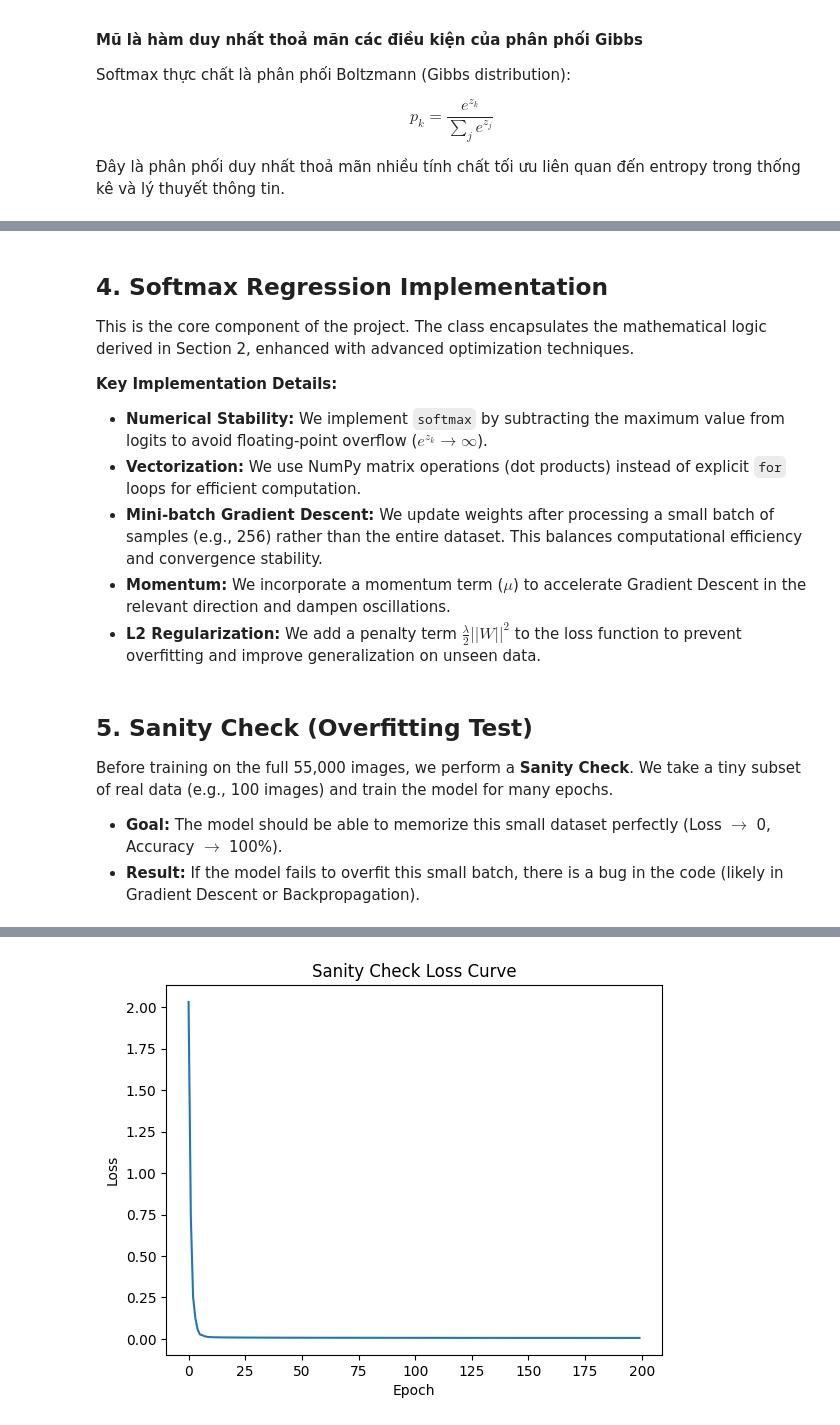
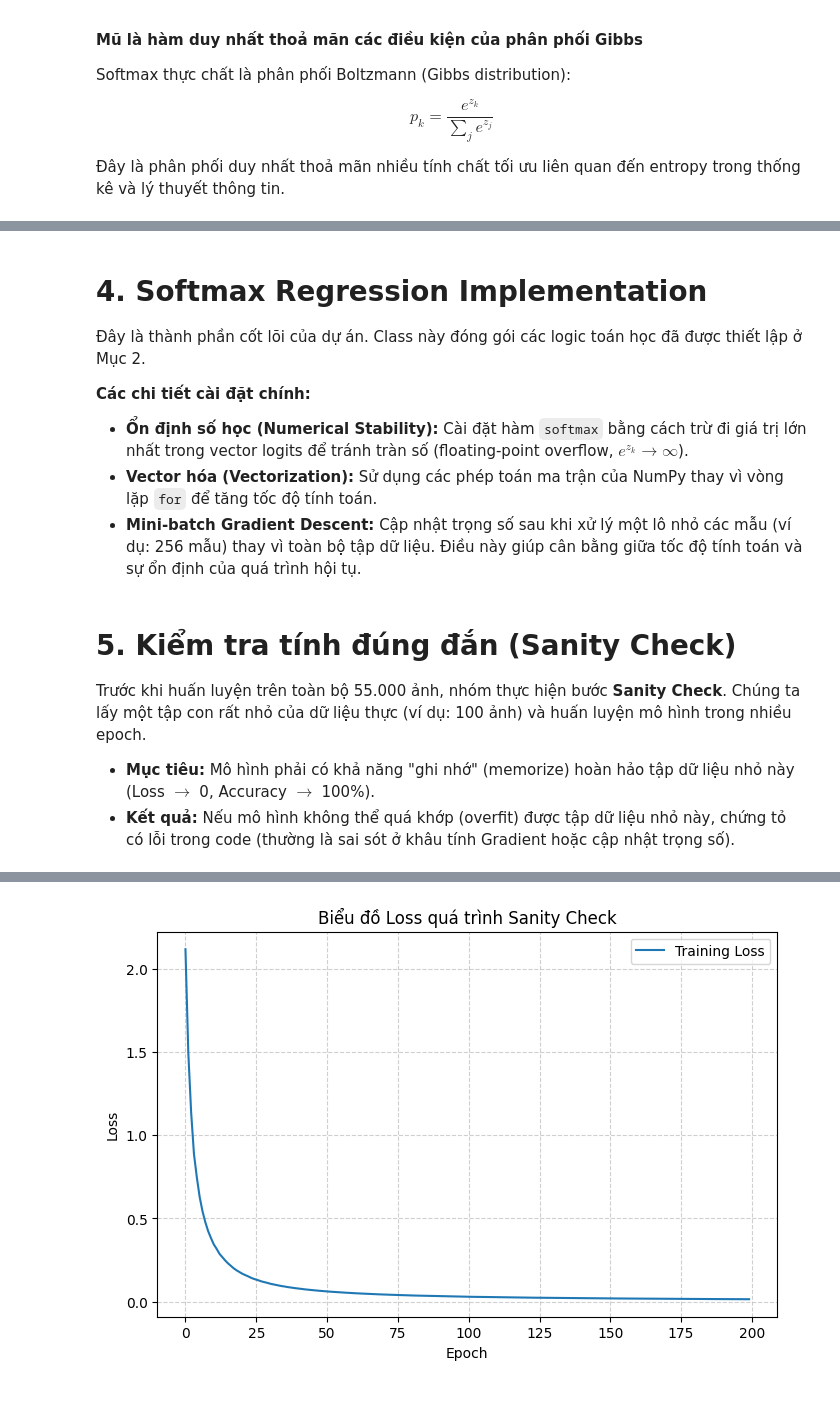
Before and after one commit to ndthanh308/IntroML_Lab2_SoftmaxRegression, a Jupyter notebook: notebooks/1_Implementation.ipynb, the cells around one changed output, grey strips where cells are left out. Drawn from its saved outputs; the diff is of its cells as text; code cells hidden in the pictures; blank space fills up the shorter version.

Commit message:
done 1_Implementation,ipynb: Cơ sở toán học và lớp SoftmaxRegression

```diff
--- a/notebooks/1_Implementation.ipynb
+++ b/notebooks/1_Implementation.ipynb
@@ -492,12 +747,10 @@ Test set:       X=(10000, 784), y=(10000, 10)
 # %% [markdown]
-## 4. Softmax Regression Implementation
+# 4. Softmax Regression Implementation
 
-This is the core component of the project. The class encapsulates the mathematical logic derived in Section 2, enhanced with advanced optimization techniques.
+Đây là thành phần cốt lõi của dự án. Class này đóng gói các logic toán học đã được thiết lập ở Mục 2.
 
-**Key Implementation Details:**
-* **Numerical Stability:** We implement `softmax` by subtracting the maximum value from logits to avoid floating-point overflow ($e^{z_k} \to \infty$).
-* **Vectorization:** We use NumPy matrix operations (dot products) instead of explicit `for` loops for efficient computation.
-* **Mini-batch Gradient Descent:** We update weights after processing a small batch of samples (e.g., 256) rather than the entire dataset. This balances computational efficiency and convergence stability.
-* **Momentum:** We incorporate a momentum term ($\mu$) to accelerate Gradient Descent in the relevant direction and dampen oscillations.
-* **L2 Regularization:** We add a penalty term $\frac{\lambda}{2} ||W||^2$ to the loss function to prevent overfitting and improve generalization on unseen data.
+**Các chi tiết cài đặt chính:**
+* **Ổn định số học (Numerical Stability):** Cài đặt hàm `softmax` bằng cách trừ đi giá trị lớn nhất trong vector logits để tránh tràn số (floating-point overflow, $e^{z_k} \to \infty$).
+* **Vector hóa (Vectorization):** Sử dụng các phép toán ma trận của NumPy thay vì vòng lặp `for` để tăng tốc độ tính toán.
+* **Mini-batch Gradient Descent:** Cập nhật trọng số sau khi xử lý một lô nhỏ các mẫu (ví dụ: 256 mẫu) thay vì toàn bộ tập dữ liệu. Điều này giúp cân bằng giữa tốc độ tính toán và sự ổn định của quá trình hội tụ.
 # %%
@@ -838,43 +895,48 @@ class SoftmaxRegression:
 # %% [markdown]
-## 5. Sanity Check (Overfitting Test)
+# 5. Kiểm tra tính đúng đắn (Sanity Check)
 
-Before training on the full 55,000 images, we perform a **Sanity Check**.
-We take a tiny subset of real data (e.g., 100 images) and train the model for many epochs.
+Trước khi huấn luyện trên toàn bộ 55.000 ảnh, nhóm thực hiện bước **Sanity Check**.
+Chúng ta lấy một tập con rất nhỏ của dữ liệu thực (ví dụ: 100 ảnh) và huấn luyện mô hình trong nhiều epoch.
 
-* **Goal:** The model should be able to memorize this small dataset perfectly (Loss $\to$ 0, Accuracy $\to$ 100%).
-* **Result:** If the model fails to overfit this small batch, there is a bug in the code (likely in Gradient Descent or Backpropagation).
+* **Mục tiêu:** Mô hình phải có khả năng "ghi nhớ" (memorize) hoàn hảo tập dữ liệu nhỏ này (Loss $\to$ 0, Accuracy $\to$ 100%).
+* **Kết quả:** Nếu mô hình không thể quá khớp (overfit) được tập dữ liệu nhỏ này, chứng tỏ có lỗi trong code (thường là sai sót ở khâu tính Gradient hoặc cập nhật trọng số).
 # %%
-# 1. Select a small subset of REAL data
+# 1. Chọn một tập hợp con nhỏ từ dữ liệu THỰC
 subset_size = 100
 X_subset = X_train[:subset_size]
 y_subset_enc = y_train_enc[:subset_size]
-y_subset_labels = y_train[:subset_size] # Original labels for accuracy check
+y_subset_labels = y_train[:subset_size] # Nhãn gốc để kiểm tra độ chính xác
 
-print(f"Sanity check subset: {X_subset.shape}")
+print(f"Kích thước tập Sanity Check: {X_subset.shape}")
 
-# 2. Initialize Model
-# 784 features (pixels), 10 classes (digits 0-9)
-model_test = SoftmaxRegression(n_features=784, n_classes=10, learning_rate=0.1)
+# 2. Khởi tạo mô hình
+# 784 đặc trưng (pixels), 10 lớp (số 0-9)
+# Learning rate cao (0.1) để hội tụ nhanh trên tập nhỏ
+model_check = SoftmaxRegression(n_features=784, n_classes=10, learning_rate=0.1)
 
-# 3. Train on subset (Overfitting)
-print("\nStarting Sanity Check...")
-model_test.fit(X_subset, y_subset_enc, epochs=200, batch_size=20, verbose=True)
+# 3. Huấn luyện trên tập con (Cố tình Overfit)
+print("\nBắt đầu Sanity Check...")
+# Chạy 200 epochs để đảm bảo loss giảm sâu
+model_check.fit(X_subset, y_subset_enc, epochs=200, batch_size=20, verbose=True)
 
-# 4. Check Prediction Accuracy
-preds = model_test.predict(X_subset)
+# 4. Kiểm tra độ chính xác dự đoán
+preds = model_check.predict(X_subset)
 acc = np.mean(preds == y_subset_labels)
-print(f"\nSanity Check Accuracy: {acc * 100:.2f}%")
+print(f"\nĐộ chính xác Sanity Check: {acc * 100:.2f}%")
 
-# 5. Evaluate
+# 5. Đánh giá kết quả
 if acc > 0.95:
-    print("✅ Sanity Check PASSED: Model logic is correct.")
+    print("✅ Sanity Check THÀNH CÔNG: Logic mô hình chính xác.")
 else:
-    print("❌ Sanity Check FAILED: Model cannot learn even small data.")
+    print("❌ Sanity Check THẤT BẠI: Mô hình không thể học được dữ liệu nhỏ.")
 
-# 6. Visualize Loss Curve
-plt.plot(model_test.losses)
-plt.title("Sanity Check Loss Curve")
+# 6. Vẽ biểu đồ Loss
+plt.figure(figsize=(8, 5))
+plt.plot(model_check.losses, label='Training Loss')
+plt.title("Biểu đồ Loss quá trình Sanity Check")
 plt.xlabel("Epoch")
 plt.ylabel("Loss")
+plt.legend()
+plt.grid(True, linestyle='--', alpha=0.6)
 plt.show()
 # %% [output]
@@ -898,2 +960,2 @@ Sanity Check Accuracy: 100.00%
-[figure, old version]
+[figure, new version]
 # %% [markdown]
```
Also changed, not shown: parts of 16 cells of this notebook, 3 other files.
